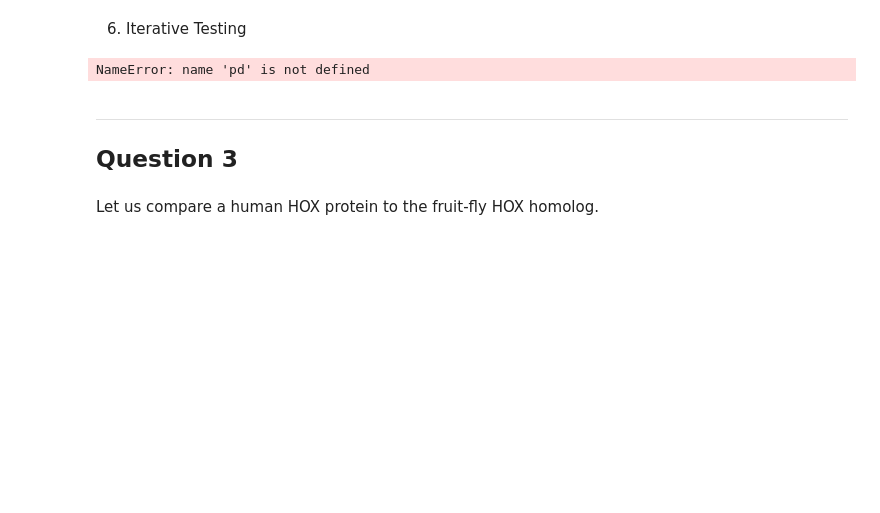
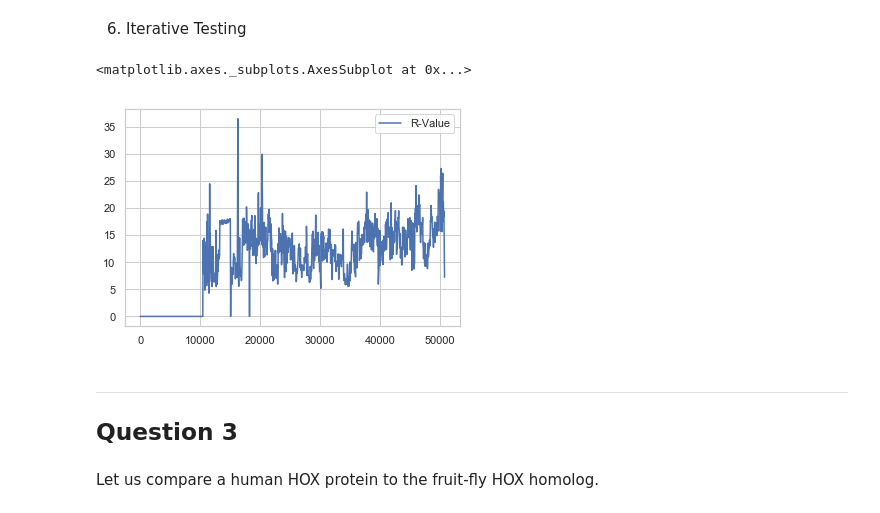
Before and after one commit to harveylallave/BIOINFO_MIDTERMS, a Jupyter notebook: BIOINFO_EXAM1.ipynb, the cells around one changed output. Cells and saved outputs as stored; diff of their text form; code cells hidden in the pictures; blank space fills up the shorter version.

```diff
--- a/BIOINFO_EXAM1.ipynb
+++ b/BIOINFO_EXAM1.ipynb
@@ -226,11 +222,11 @@ df.style
 # %% [markdown]
 6. Iterative Testing
 # %%
-# For position index i = 0 , 50kb, 100kb, 150kb, and so on:
-
+# For position indices i = 0 , 50kb, 100kb, 150kb, and so on:
 i    = 0
 done = False
 data = pd.DataFrame(None, None, ['R-Value'])
+
 # Extracting 50*i starting position segment
 while not done:
     start = 50000 * i
@@ -240,36 +236,37 @@ while not done:
         done = True
 
     S = wholeRecord.seq[start:end]
 
 
 #   Getting S'
     S = S.lower()
     SRC = S.reverse_complement()
     SPrime = S + SRC
 
 #   Extracting "cg" R-values
     df, frequencies = buildDataFrame(SPrime)
 
     countC = SPrime.count("c")
     countG = SPrime.count("g")
     cgInfo = df.loc['cg', 'Frequency']
 
     observedFreq = cgInfo / 16
     expectedFreq = (countC + countG) / len(SPrime)
-    R            = observedFreq / expectedFreq
+    R            = observedFreq / expectedFreq if expectedFreq != 0 else float('NaN')
 
     data.loc[50 * i] = R
 
 #   Iterating loop
     i += 1
 
-data.fillna(0, inplace =True)
+data.fillna(0.0, inplace =True)
 # print(data)
 # sns.kdeplot(data['R-Value'], shade = True)
 
 data.plot(y = 'R-Value', use_index = True)
 # %% [output]
-NameError: name 'pd' is not defined
+<matplotlib.axes._subplots.AxesSubplot at 0x...>
+[figure, added]
 # %% [markdown]
 ---
 ## Question 3
```
Also changed, not shown: parts of 4 cells of this notebook.
